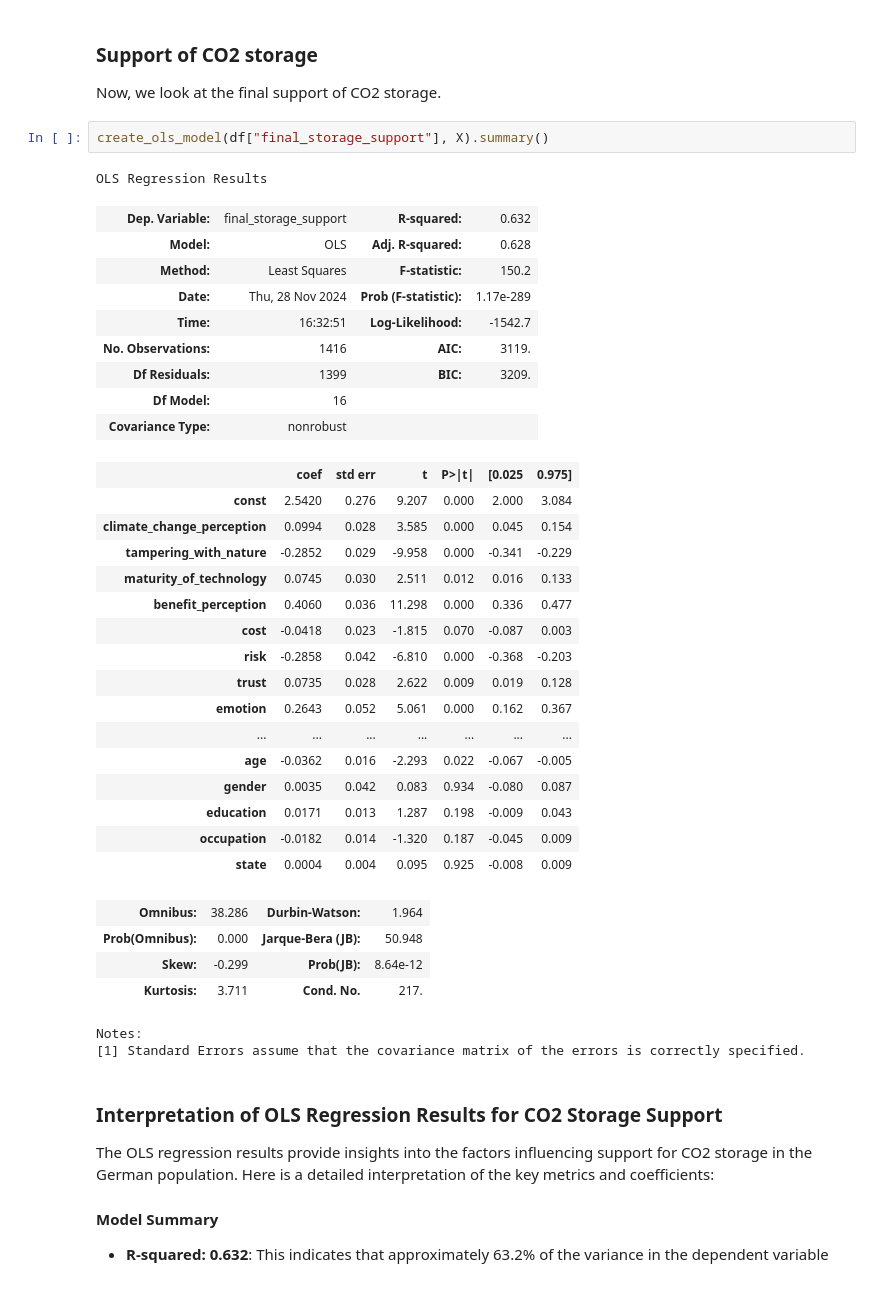
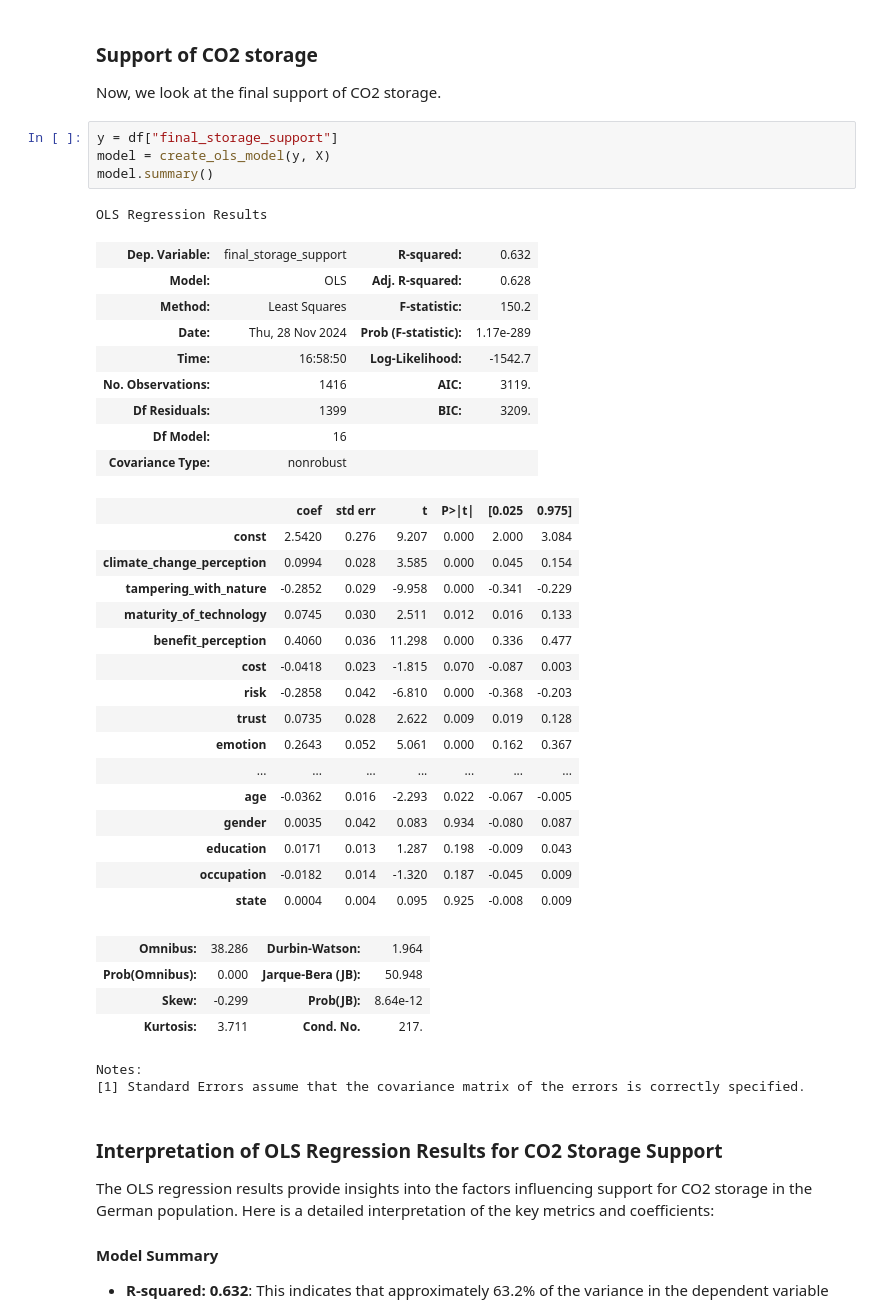
Before and after one commit to climate-service-center/dacstore, a Jupyter notebook: docs/model.ipynb, the cells around one changed output. Saved outputs shown, nothing was run; the diff lists cells and outputs as text.

Commit message:
update model notebook

```diff
--- a/docs/model.ipynb
+++ b/docs/model.ipynb
@@ -279,14 +314,16 @@ The model explains a significant portion of the variance in support for DAC, wit
 
 Now, we look at the final support of CO2 storage.
 # %%
-create_ols_model(df["final_storage_support"], X).summary()
+y = df["final_storage_support"]
+model = create_ols_model(y, X)
+model.summary()
 # %% [output]
 OLS Regression Results
 | Dep. Variable: | final_storage_support | R-squared: | 0.632 |
 | Model: | OLS | Adj. R-squared: | 0.628 |
 | Method: | Least Squares | F-statistic: | 150.2 |
 | Date: | Thu, 28 Nov 2024 | Prob (F-statistic): | 1.17e-289 |
-| Time: | 16:32:51 | Log-Likelihood: | -1542.7 |
+| Time: | 16:58:50 | Log-Likelihood: | -1542.7 |
 | No. Observations: | 1416 | AIC: | 3119. |
 | Df Residuals: | 1399 | BIC: | 3209. |
 | Df Model: | 16 |  |  |
```
Also changed, not shown: parts of 3 cells of this notebook.
